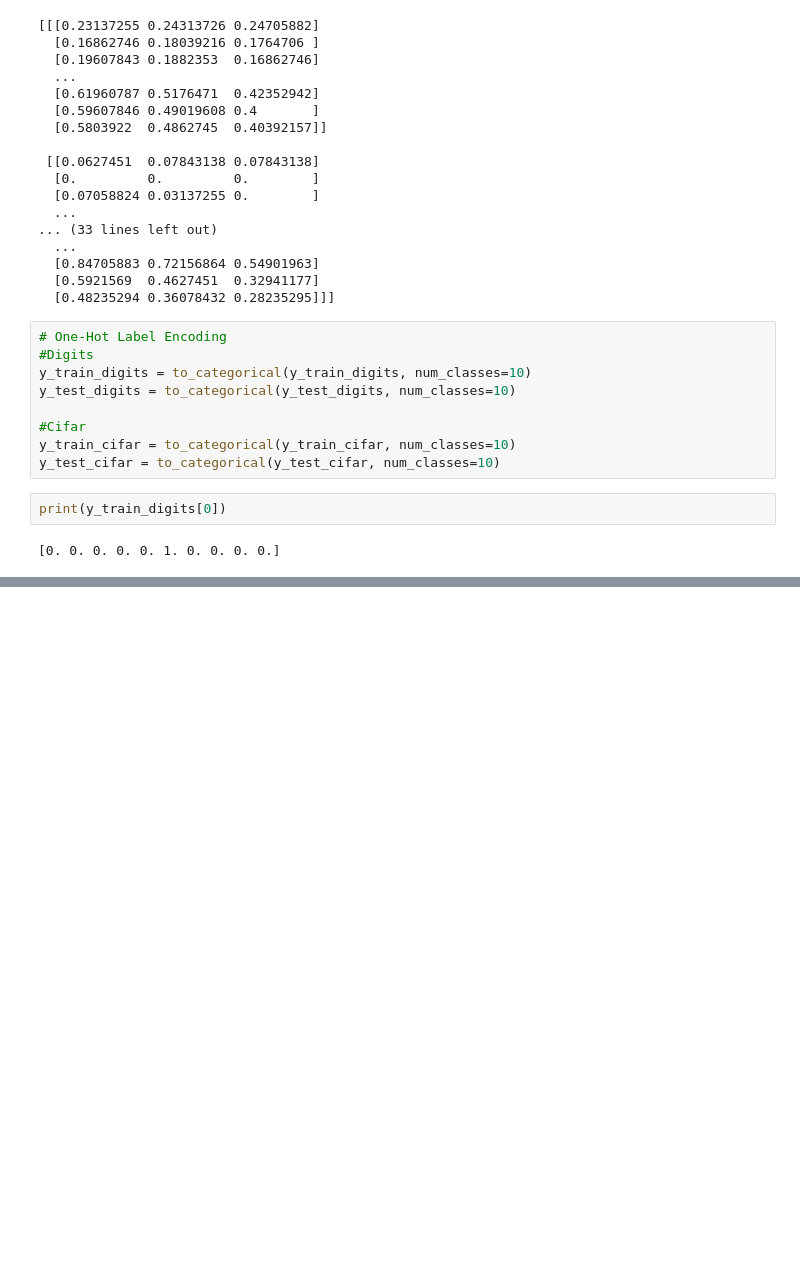
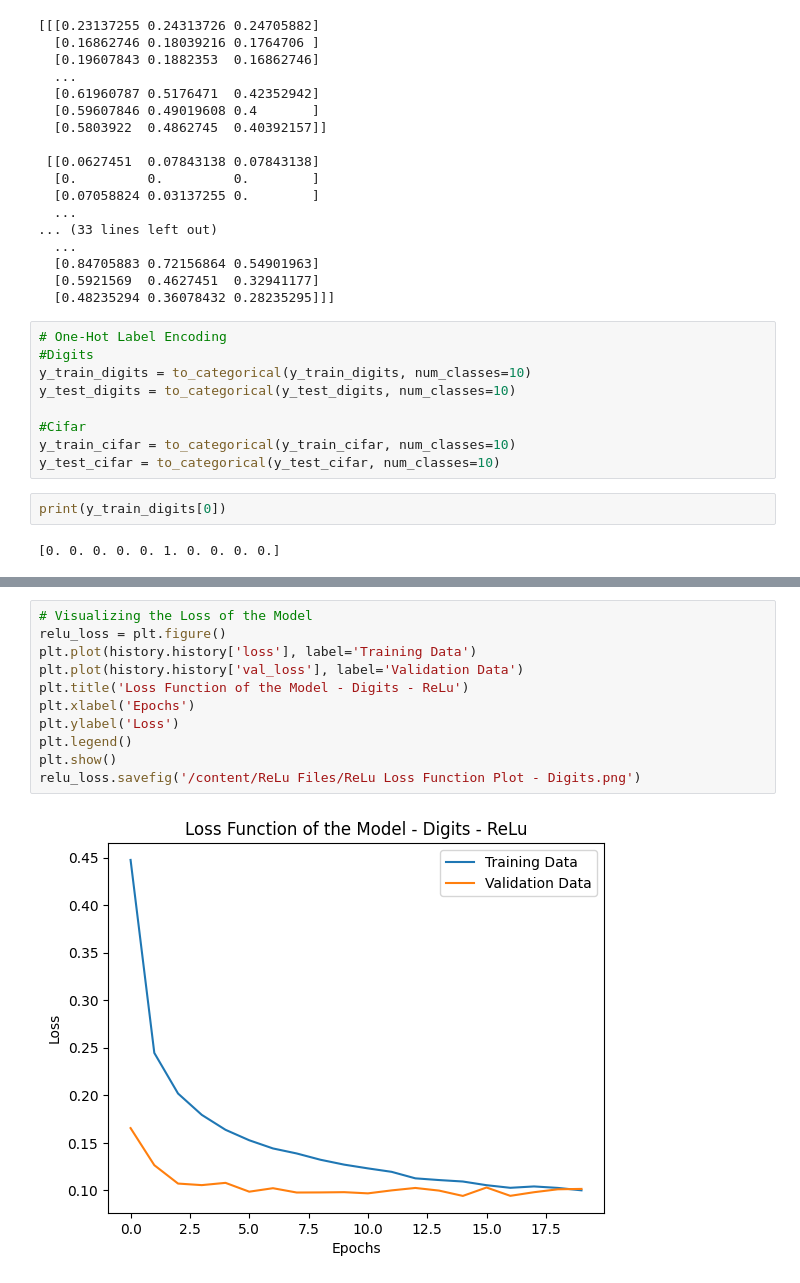
Before and after one commit to Xage0424/Comparative-Analysis-of-Activation-Functions-in-Shallow-Neural-Networks-for-Multi-Class-Image, a Jupyter notebook: Performance_Analysis_of_Different_Activation_Functions_on_Shallow_Neural_Network_for_Multi_Class_Image_Classification_Using_Two_Image_Datasets.ipynb, the cells around one changed output, grey strips where cells are left out. Drawn from its saved outputs; the diff is of its cells as text; blank space fills up the shorter version.

```diff
--- a/Performance_Analysis_of_Different_Activation_Functions_on_Shallow_Neural_Network_for_Multi_Class_Image_Classification_Using_Two_Image_Datasets.ipynb
+++ b/Performance_Analysis_of_Different_Activation_Functions_on_Shallow_Neural_Network_for_Multi_Class_Image_Classification_Using_Two_Image_Datasets.ipynb
@@ -133,0 +209,13 @@ print()
+# %%
+# Visualizing the Loss of the Model
+relu_loss = plt.figure()
+plt.plot(history.history['loss'], label='Training Data')
+plt.plot(history.history['val_loss'], label='Validation Data')
+plt.title('Loss Function of the Model - Digits - ReLu')
+plt.xlabel('Epochs')
+plt.ylabel('Loss')
+plt.legend()
+plt.show()
+relu_loss.savefig('/content/ReLu Files/ReLu Loss Function Plot - Digits.png')
+# %% [output]
+[figure, added]
```
Also changed, not shown: parts of 29 cells of this notebook.
